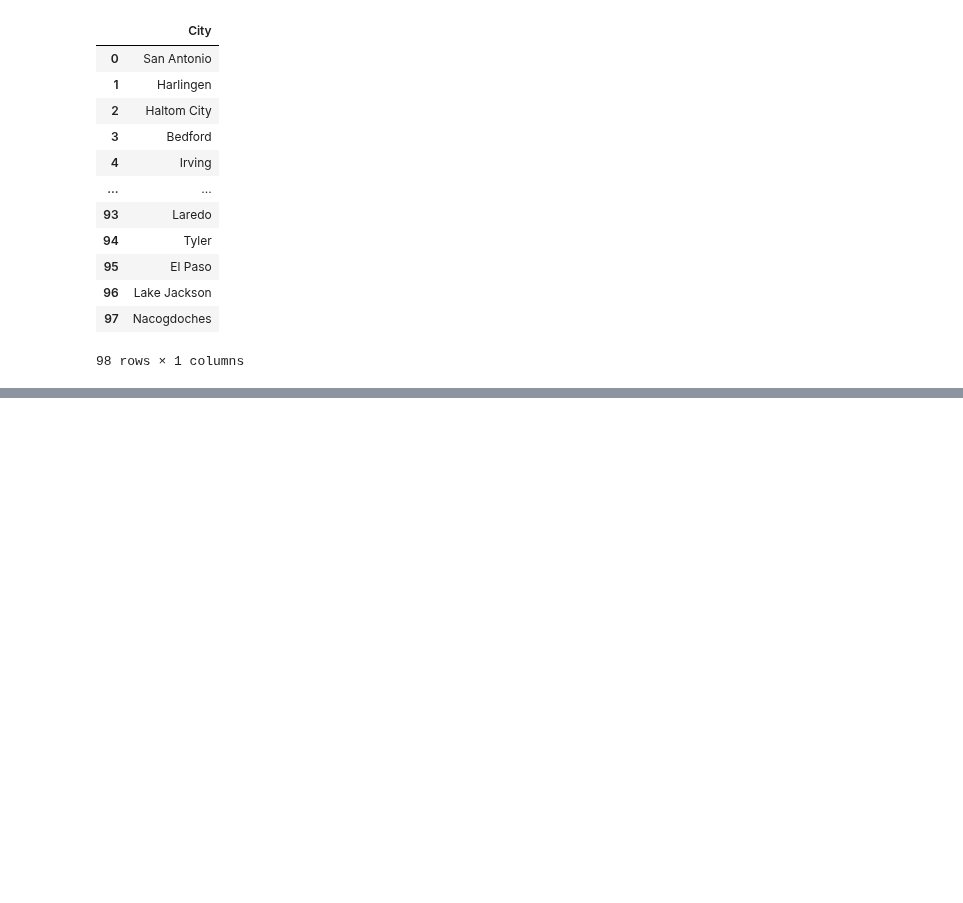
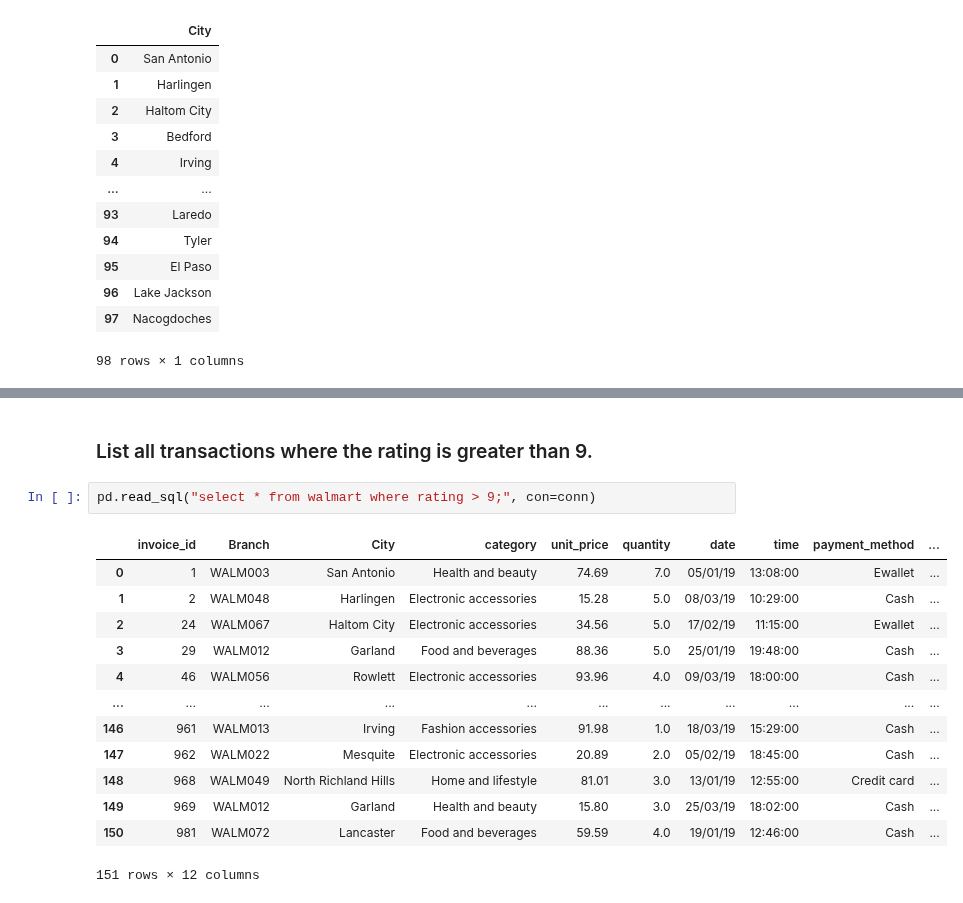
Before and after one commit to Himmu5/data-analysis, a Jupyter notebook: notebooks/wallmart_analysis.ipynb, the cells around one changed output, grey strips where cells are left out. Drawn from its saved outputs; the diff is of its cells as text; blank space fills up the shorter version.

Commit message:
feat: More EDA added for walmart data

```diff
--- a/notebooks/wallmart_analysis.ipynb
+++ b/notebooks/wallmart_analysis.ipynb
@@ -182,0 +244,18 @@ pd.read_sql("Select DISTINCT City from walmart;", con=conn)
+# %% [markdown]
+### List all transactions where the rating is greater than 9.
+# %%
+pd.read_sql("select * from walmart where rating > 9;", con=conn)
+# %% [output]
+|  | invoice_id | Branch | City | category | unit_price | quantity | date | time | payment_method | ... |
+| 0 | 1 | WALM003 | San Antonio | Health and beauty | 74.69 | 7.0 | 05/01/19 | 13:08:00 | Ewallet | ... |
+| 1 | 2 | WALM048 | Harlingen | Electronic accessories | 15.28 | 5.0 | 08/03/19 | 10:29:00 | Cash | ... |
+| 2 | 24 | WALM067 | Haltom City | Electronic accessories | 34.56 | 5.0 | 17/02/19 | 11:15:00 | Ewallet | ... |
+| 3 | 29 | WALM012 | Garland | Food and beverages | 88.36 | 5.0 | 25/01/19 | 19:48:00 | Cash | ... |
+| 4 | 46 | WALM056 | Rowlett | Electronic accessories | 93.96 | 4.0 | 09/03/19 | 18:00:00 | Cash | ... |
+| ... | ... | ... | ... | ... | ... | ... | ... | ... | ... | ... |
+| 146 | 961 | WALM013 | Irving | Fashion accessories | 91.98 | 1.0 | 18/03/19 | 15:29:00 | Cash | ... |
+| 147 | 962 | WALM022 | Mesquite | Electronic accessories | 20.89 | 2.0 | 05/02/19 | 18:45:00 | Cash | ... |
+| 148 | 968 | WALM049 | North Richland Hills | Home and lifestyle | 81.01 | 3.0 | 13/01/19 | 12:55:00 | Credit card | ... |
+| 149 | 969 | WALM012 | Garland | Health and beauty | 15.80 | 3.0 | 25/03/19 | 18:02:00 | Cash | ... |
+| 150 | 981 | WALM072 | Lancaster | Food and beverages | 59.59 | 4.0 | 19/01/19 | 12:46:00 | Cash | ... |
+151 rows × 12 columns
```
Also changed, not shown: parts of 8 cells of this notebook.
